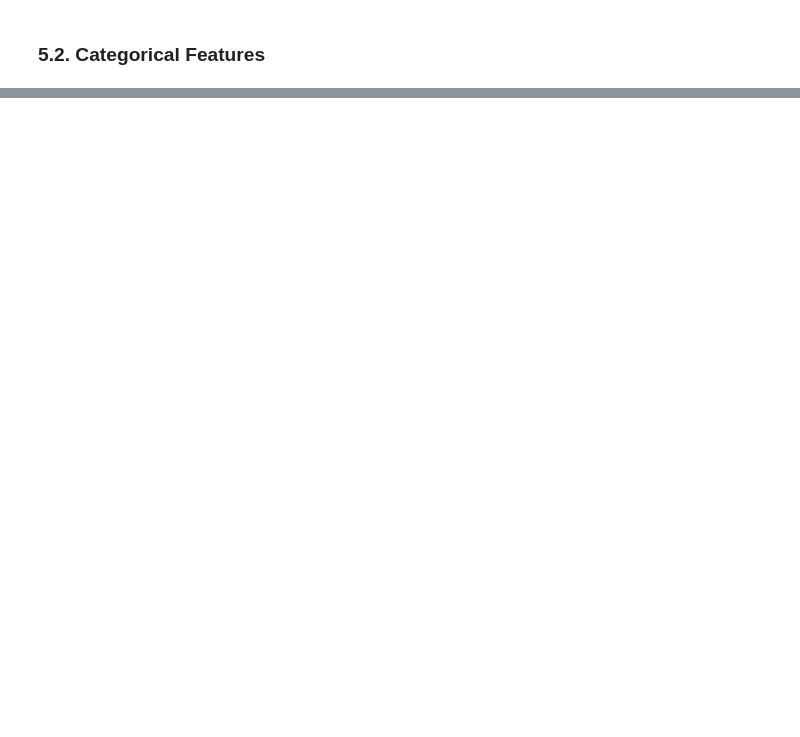
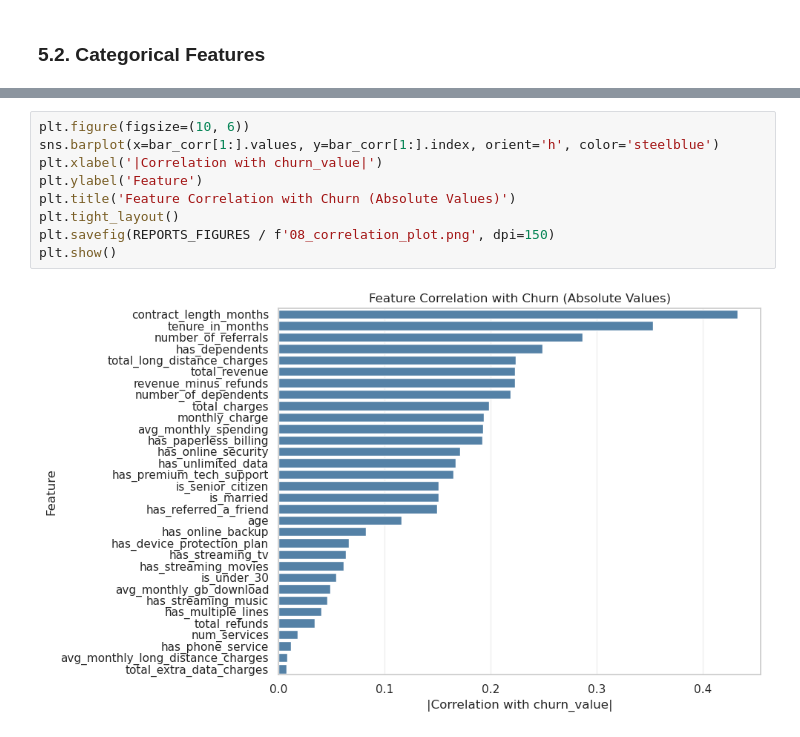
Before and after one commit to renteria-luis/telco-churn-prediction, a Jupyter notebook: notebooks/01_eda_and_feature_engineering.ipynb, the cells around one changed output, grey strips where cells are left out. Drawn from its saved outputs; the diff is of its cells as text; blank space fills up the shorter version.

Commit message:
EDA: feature engineering + correlation insights

```diff
--- a/notebooks/01_eda_and_feature_engineering.ipynb
+++ b/notebooks/01_eda_and_feature_engineering.ipynb
@@ -262,0 +346,11 @@ plt.show()
+# %%
+plt.figure(figsize=(10, 6))
+sns.barplot(x=bar_corr[1:].values, y=bar_corr[1:].index, orient='h', color='steelblue')
+plt.xlabel('|Correlation with churn_value|')
+plt.ylabel('Feature')
+plt.title('Feature Correlation with Churn (Absolute Values)')
+plt.tight_layout()
+plt.savefig(REPORTS_FIGURES / f'08_correlation_plot.png', dpi=150)
+plt.show()
+# %% [output]
+[figure, added]
```
Also changed, not shown: parts of 14 cells of this notebook, 9 other files.
